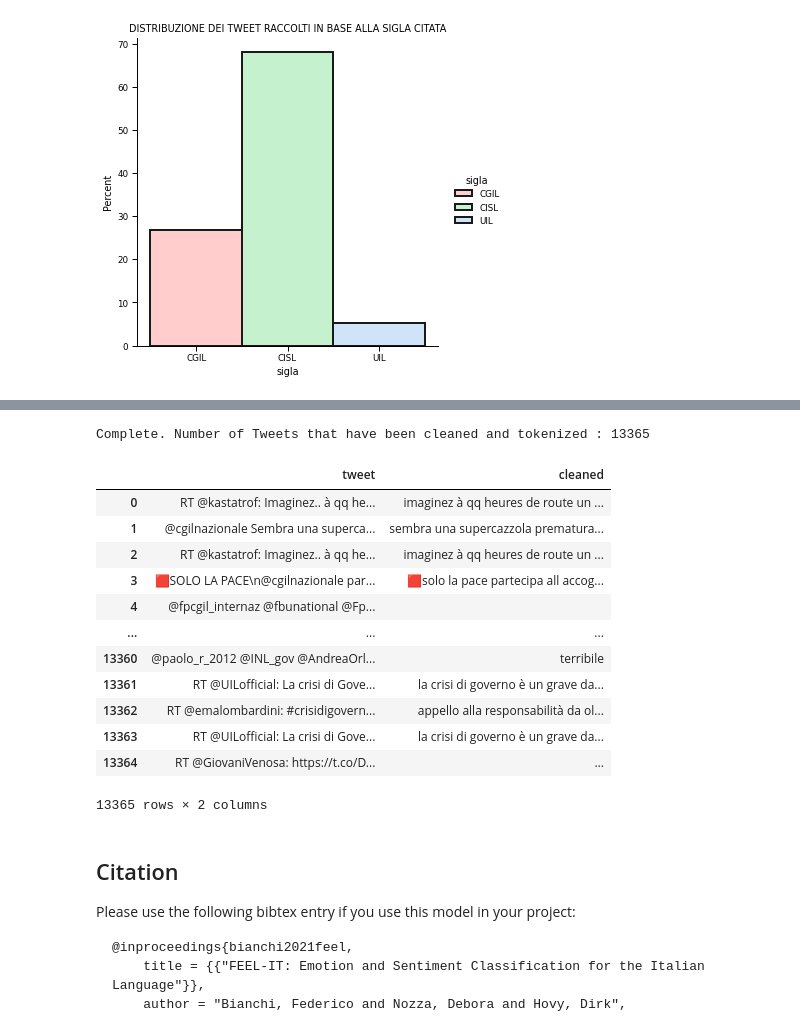
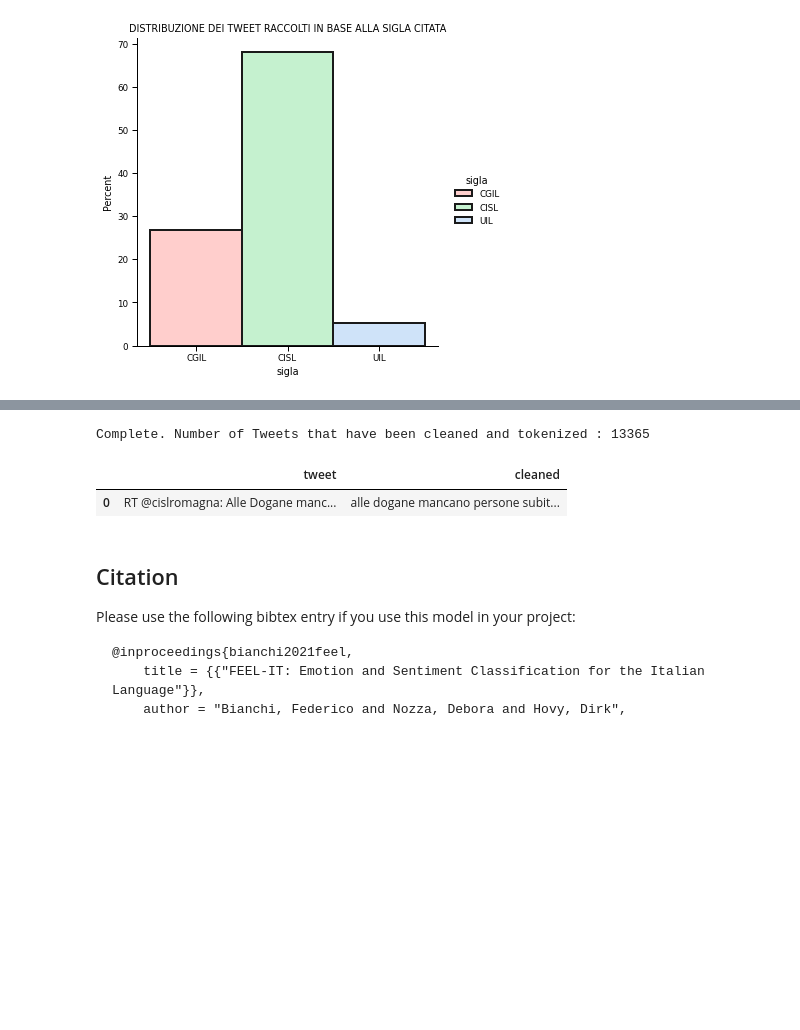
Before and after one commit to paolofesta/prove, a Jupyter notebook: TESI.ipynb, the cells around one changed output, grey strips where cells are left out. Drawn from its saved outputs; the diff is of its cells as text; code cells hidden in the pictures; blank space fills up the shorter version.

```diff
--- a/TESI.ipynb
+++ b/TESI.ipynb
@@ -172,16 +178,15 @@ def remove_em(tweet):
     return tweet
 # %%
 def basic_clean(tweet):
-    """Main master function to clean tweets only without tokenization or removal of stopwords"""
     tweet = remove_users(tweet)
     tweet = remove_links(tweet)
     tweet = remove_hashtags(tweet)
     tweet = remove_av(tweet)
     tweet = remove_em(tweet)
-    tweet = tweet.lower()  # lower case
-    tweet = re.sub('[' + punctuation + ']+', ' ', tweet)  # strip punctuation
-    tweet = re.sub('\s+', ' ', tweet)  # remove double spacing
-    tweet = re.sub('([0-9]+)', '', tweet)  # remove numbers
+    tweet = tweet.lower()
+    tweet = re.sub('[' + punctuation + ']+', ' ', tweet)
+    tweet = re.sub('\s+', ' ', tweet)
+    tweet = re.sub('([0-9]+)', '', tweet)
     tweet = re.sub('📝 …', '', tweet)
     return tweet
 # %%
@@ -206,21 +225,13 @@ def clean_tweets(df):
 # %%
 df3=clean_tweets(df2)
 df3 #non faccio tokenizzazione e lemmatizzazione perchè FEEL-IT funziona con le frasi di senso compiuto
+d=df3.iloc[[2335]]
+a=d.reset_index()
+a.drop("index",axis=1)
 # %% [output]
 Complete. Number of Tweets that have been cleaned and tokenized : 13365
 |  | tweet | cleaned |
-| 0 | RT @kastatrof: Imaginez.. à qq he... | imaginez à qq heures de route un ... |
-| 1 | @cgilnazionale Sembra una superca... | sembra una supercazzola prematura... |
-| 2 | RT @kastatrof: Imaginez.. à qq he... | imaginez à qq heures de route un ... |
-| 3 | 🟥SOLO LA PACE\n@cgilnazionale par... | 🟥solo la pace partecipa all accog... |
-| 4 | @fpcgil_internaz @fbunational @Fp... |  |
-| ... | ... | ... |
-| 13360 | @paolo_r_2012 @INL_gov @AndreaOrl... | terribile |
-| 13361 | RT @UILofficial: La crisi di Gove... | la crisi di governo è un grave da... |
-| 13362 | RT @emalombardini: #crisidigovern... | appello alla responsabilità da ol... |
-| 13363 | RT @UILofficial: La crisi di Gove... | la crisi di governo è un grave da... |
-| 13364 | RT @GiovaniVenosa: https://t.co/D... | … |
+| 0 | RT @cislromagna: Alle Dogane manc... | alle dogane mancano persone subit... |
-13365 rows × 2 columns
 # %% [markdown]
 ## Citation
 
```
Also changed, not shown: parts of 12 cells of this notebook.
